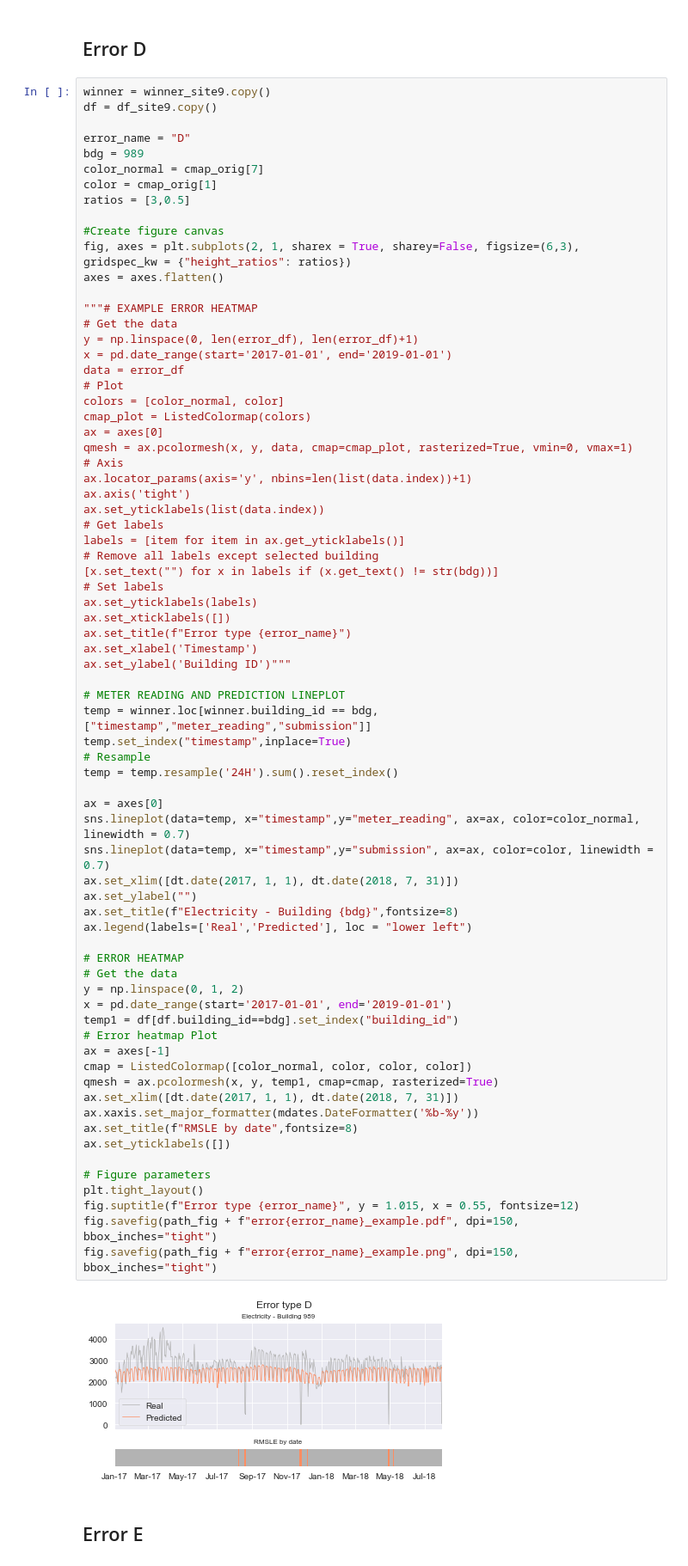
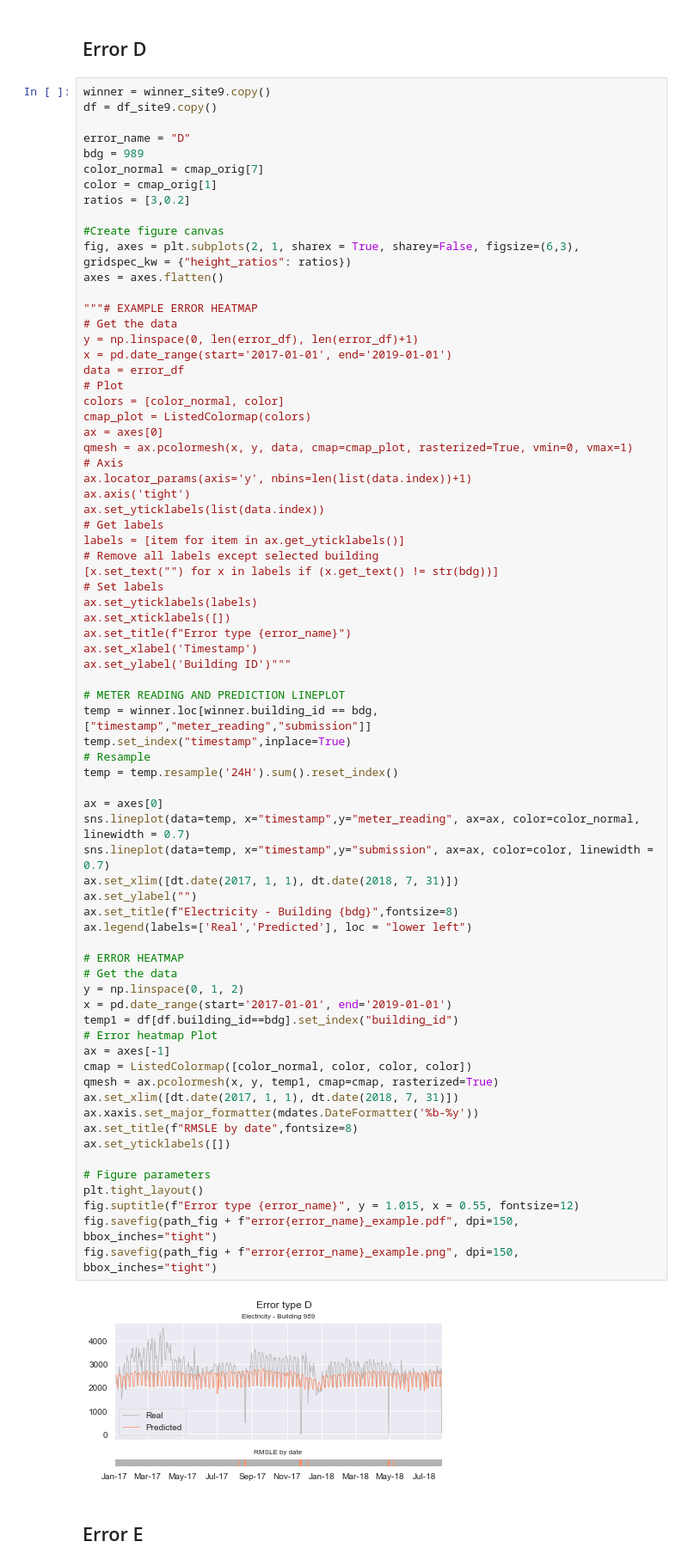
Before and after one commit to buds-lab/ashrae-great-energy-predictor-3-error-analysis, a Jupyter notebook: notebooks/06_plots-examples.ipynb, the cells around one changed output. Shown at 86% size. Cells and saved outputs as stored; diff of their text form.

```diff
--- a/notebooks/06_plots-examples.ipynb
+++ b/notebooks/06_plots-examples.ipynb
@@ -299,7 +299,7 @@ error_name = "D"
 bdg = 989
 color_normal = cmap_orig[7]
 color = cmap_orig[1]
-ratios = [3,0.5]
+ratios = [3,0.2]
 
 #Create figure canvas
 fig, axes = plt.subplots(2, 1, sharex = True, sharey=False, figsize=(6,3), gridspec_kw = {"height_ratios": ratios})
@@ -337,34 +337,34 @@ temp.set_index("timestamp",inplace=True)
 temp = temp.resample('24H').sum().reset_index()
 
 ax = axes[0]
 sns.lineplot(data=temp, x="timestamp",y="meter_reading", ax=ax, color=color_normal, linewidth = 0.7)
 sns.lineplot(data=temp, x="timestamp",y="submission", ax=ax, color=color, linewidth = 0.7)
 ax.set_xlim([dt.date(2017, 1, 1), dt.date(2018, 7, 31)])
 ax.set_ylabel("")
 ax.set_title(f"Electricity - Building {bdg}",fontsize=8)
 ax.legend(labels=['Real','Predicted'], loc = "lower left")
 
 # ERROR HEATMAP
 # Get the data
 y = np.linspace(0, 1, 2)
 x = pd.date_range(start='2017-01-01', end='2019-01-01')
 temp1 = df[df.building_id==bdg].set_index("building_id")
 # Error heatmap Plot
 ax = axes[-1]
 cmap = ListedColormap([color_normal, color, color, color])
 qmesh = ax.pcolormesh(x, y, temp1, cmap=cmap, rasterized=True)
 ax.set_xlim([dt.date(2017, 1, 1), dt.date(2018, 7, 31)])
 ax.xaxis.set_major_formatter(mdates.DateFormatter('%b-%y'))
 ax.set_title(f"RMSLE by date",fontsize=8)
 ax.set_yticklabels([])
 
 # Figure parameters
 plt.tight_layout()
 fig.suptitle(f"Error type {error_name}", y = 1.015, x = 0.55, fontsize=12)
 fig.savefig(path_fig + f"error{error_name}_example.pdf", dpi=150, bbox_inches="tight")
 fig.savefig(path_fig + f"error{error_name}_example.png", dpi=150, bbox_inches="tight")
 # %% [output]
-[figure, old version]
+[figure, new version]
 # %% [markdown]
 ## Error E
 # %%
```
Also changed, not shown: parts of 2 cells of this notebook, 8 other files.
